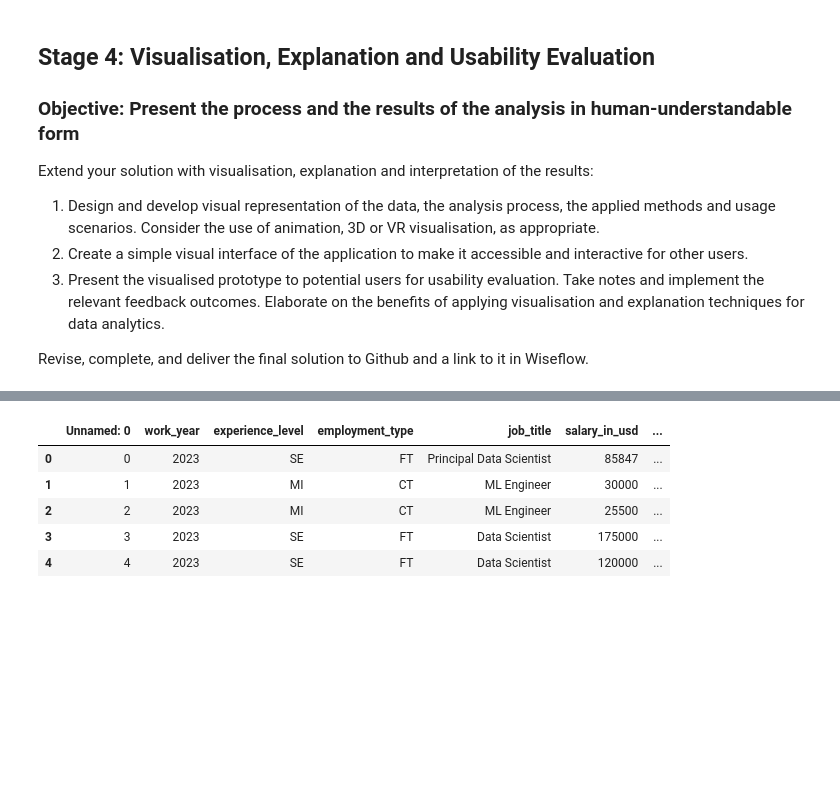
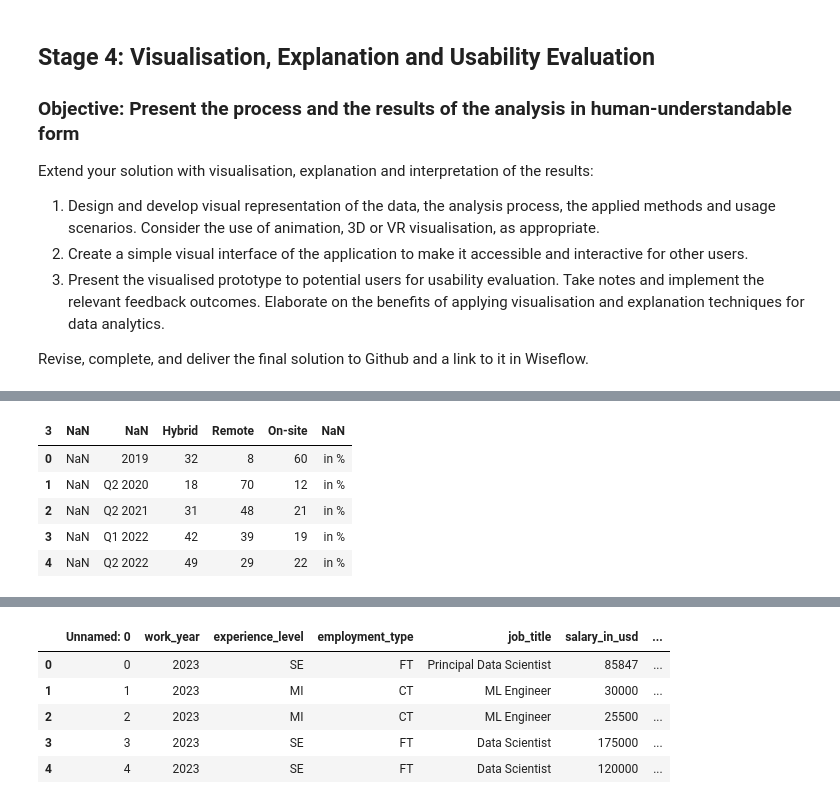
Before and after one commit to EmmsDK/BI-Fall-2023-Exam-Project, a Jupyter notebook: Business Intelligence Fall 2023 Exam Project copy.ipynb, the cells around one changed output, grey strips where cells are left out. Saved outputs shown, nothing was run; the diff lists cells and outputs as text; code cells hidden in the pictures; blank space fills up the shorter version.

```diff
--- a/Business Intelligence Fall 2023 Exam Project copy.ipynb
+++ b/Business Intelligence Fall 2023 Exam Project copy.ipynb
@@ -66,0 +92,13 @@ import matplotlib.pyplot as plt
+# %%
+df_remoteWork.columns = df_remoteWork.iloc[0]
+# %%
+df_remoteWork = df_remoteWork.iloc[1:].reset_index(drop=True)
+# %%
+df_remoteWork.head()
+# %% [output]
+| 3 | NaN | NaN | Hybrid | Remote | On-site | NaN |
+| 0 | NaN | 2019 | 32 | 8 | 60 | in % |
+| 1 | NaN | Q2 2020 | 18 | 70 | 12 | in % |
+| 2 | NaN | Q2 2021 | 31 | 48 | 21 | in % |
+| 3 | NaN | Q1 2022 | 42 | 39 | 19 | in % |
+| 4 | NaN | Q2 2022 | 49 | 29 | 22 | in % |
```
Also changed, not shown: parts of 6 cells of this notebook, 2 other files.
